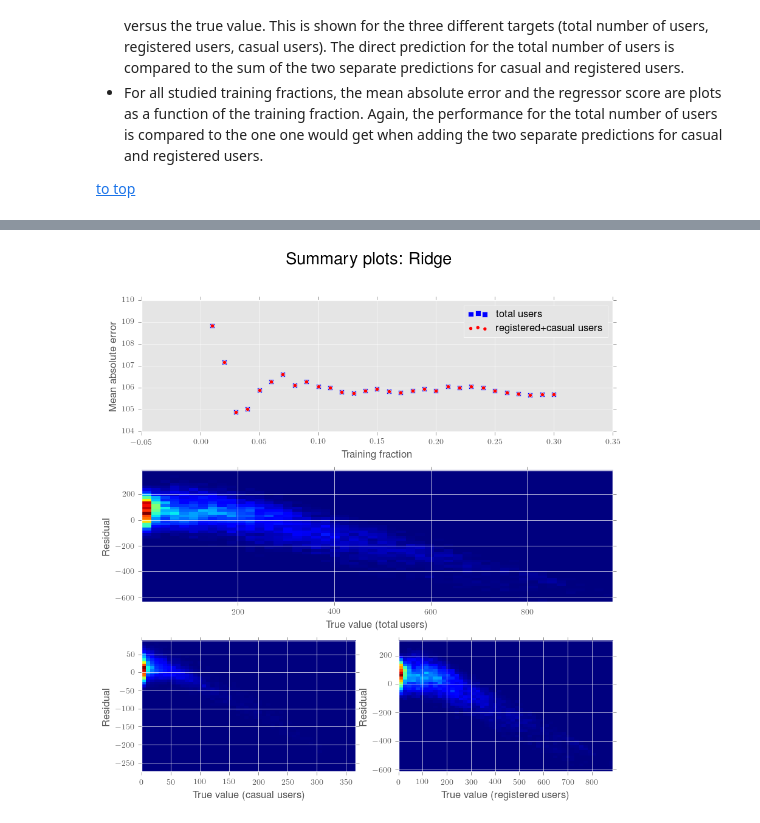
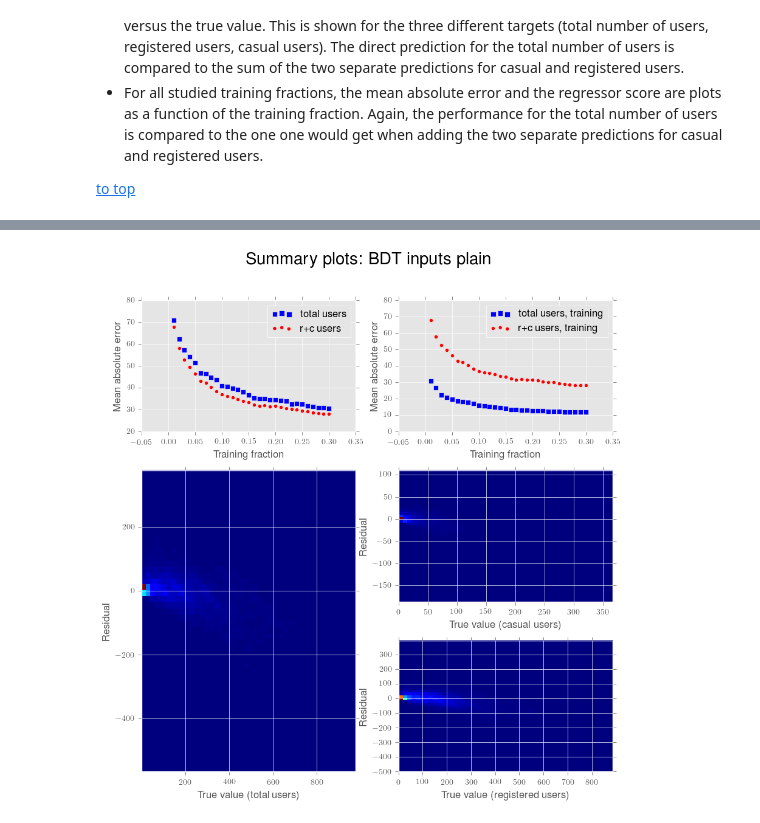
Before and after one commit to disimone/bikesharing, a Jupyter notebook: bikesharingClean.ipynb, the cells around one changed output, grey strips where cells are left out. Cells and saved outputs as stored; diff of their text form; code cells hidden in the pictures.

```diff
--- a/bikesharingClean.ipynb
+++ b/bikesharingClean.ipynb
@@ -169,8 +204,9 @@ At the end of this cell, there will be one train/test pair for each desired trai
 # %%
 fractions_test=[x*0.01 for x in range(1,max_percentage+1)]
 
-myX_train=dict()
-myX_test=dict()
+myX_train=defaultdict(defaultdict)
+myX_test=defaultdict(defaultdict)
+
 myY_train=dict()
 myY_test=dict()
 myYc_train=dict()
@@ -183,12 +219,16 @@ seed=0
 for fraction in fractions_test:
 
     #print "splitting the original dataset in training and test, using training fraction",fraction
-    theX_train, theX_test, theY_train, theY_test, theYc_train, theYc_test, theYr_train, theYr_test = model_selection.train_test_split(myX_scaled, myY, myYc,myYr,test_size=1-fraction, random_state=seed)
+    theX_train, theX_test, theX_plus_train, theX_plus_test, theX_plus_int_train, theX_plus_int_test,theY_train, theY_test, theYc_train, theYc_test, theYr_train, theYr_test = model_selection.train_test_split(myX_scaled, myX_plus_scaled,myX_plus_int_scaled,myY, myYc,myYr,test_size=1-fraction, random_state=seed)
 
 #   seed+=int(fraction*1000)
 
-    myX_train[fraction]=theX_train
-    myX_test[fraction]=theX_test
+    myX_train['plain'][fraction]=theX_train
+    myX_test['plain'][fraction]=theX_test
+    myX_train['cat'][fraction]=theX_plus_train
+    myX_test['cat'][fraction]=theX_plus_test
+    myX_train['int'][fraction]=theX_plus_int_train
+    myX_test['int'][fraction]=theX_plus_int_test
 
     myY_train[fraction]=theY_train
     myY_test[fraction]=theY_test
@@ -306,42 +373,53 @@ The following cell creates some plots and tables to understand the performance o
 [to top](#TOC)
 # %%
 
-for name in models.keys():
+for input in inputs:
 
-    # inspect feature ranking
+    for name in models.keys():
 
-    if name=='Linear Regression' or name=='Ridge':
+        print input,name
+
+        # inspect feature ranking
+
+        if name=='Linear Regression' or name=='Ridge':
 
 
-        lincoeff=pd.DataFrame(zip(myX_test[0.1].columns, target_model[name].coef_,target_modelc[name].coef_,target_modelr[name].coef_),columns=['feature','coefficient (total)',"coefficient (registered)", "coefficient (casual)"])
-        print '\n Coefficients for', name,'\n'
-        display(lincoeff)
+            lincoeff=pd.DataFrame(zip(myX_test[input][0.1].columns, target_model[input][name].coef_,target_modelc[input][name].coef_,target_modelr[input][name].coef_),columns=['feature','coefficient (total)',"coefficient (registered)", "coefficient (casual)"])
+            print '\n Coefficients for', name,'with input',input,'\n'
+            display(lincoeff)
 
-    figres=plt.figure(figsize=(10,10))
-    figres.canvas.set_window_title(name)
-    figres.suptitle("Summary plots: "+name,fontsize=20)
-    plt.subplots_adjust(hspace = .3)
+        figres=plt.figure(figsize=(10,10))
+        figres.canvas.set_window_title(name)
+        figres.suptitle("Summary plots: "+name+" inputs "+input,fontsize=20)
+        plt.subplots_adjust(hspace = .3)
 
-    subres_0=figres.add_subplot(311)
-    subres_0.scatter(fractions_test,error[name],label="total users",marker='s',s=40,c='b')
-    subres_0.scatter(fractions_test,errorsum[name],label="registered+casual users",marker='o',s=20,c='r')
-    subres_0.set_ylabel('Mean absolute error')
-    subres_0.set_xlabel('Training fraction')
-    plt.legend(loc='upper right');
+        subres_0=plt.subplot2grid((3,2),(0,0))
+        subres_0.scatter(fractions_test,error[input][name],label="total users",marker='s',s=40,c='b')
+        subres_0.scatter(fractions_test,errorsum[input][name],label="r+c users",marker='o',s=20,c='r')
+        subres_0.set_ylabel('Mean absolute error')
+        subres_0.set_xlabel('Training fraction')
+        plt.legend(loc='best');
 
-    subres_1=figres.add_subplot(312)
-    subres_1.hist2d(np.ravel(myY_test[0.1]),target_prediction[name]-np.ravel(myY_test[0.1]), (50,50),cmap=plt.cm.jet)
-    #subres_1.hist2d(np.ravel(myY_test[0.1]),target_predictionr[name]+target_predictionc[name]-np.ravel(myY_test[0.1]),(50,50),label="registered+casual users",cmap=plt.cm.jet)
-    subres_1.set_xlabel('True value (total users)')
-    subres_1.set_ylabel('Residual')
+        subres_0_1=plt.subplot2grid((3,2),(0,1))
+        subres_0_1.scatter(fractions_test,train_error[input][name],label="total users, training",marker='s',facecolor='none',s=40,c='b')
+        subres_0_1.scatter(fractions_test,errorsum[input][name],label="r+c users, training",marker='o',facecolor='none',s=20,c='r')
+        subres_0_1.set_ylabel('Mean absolute error')
+        subres_0_1.set_xlabel('Training fraction')
+        plt.legend(loc='best');
 
-    subres_2=figres.add_subplot(325)
-    subres_2.hist2d(np.ravel(myYc_test[0.1]),target_predictionc[name]-np.ravel(myYc_test[0.1]),(50,50),cmap=plt.cm.jet)
-    subres_2.set_xlabel('True value (casual users)')
-    subres_2.set_ylabel('Residual')
+        subres_1=plt.subplot2grid((3,2),(1,0),rowspan=2)
+        subres_1.hist2d(np.exp(np.ravel(myY_test[0.1]))-1,np.exp(target_prediction[input][name])-np.exp(np.ravel(myY_test[0.1])), (50,50),cmap=plt.cm.jet)
+        #subres_1.hist2d(np.ravel(myY_test[0.1]),target_predictionr[name]+target_predictionc[name]-np.ravel(myY_test[0.1]),(50,50),label="registered+casual users",cmap=plt.cm.jet)
+        subres_1.set_xlabel('True value (total users)')
+        subres_1.set_ylabel('Residual')
 
-    subres_3=figres.add_subplot(326)
-    subres_3.hist2d(np.ravel(myYr_test[0.1]),target_predictionr[name]-np.ravel(myYr_test[0.1]),(50,50),cmap=plt.cm.jet)
-    subres_3.set_xlabel('True value (registered users)')
-    subres_3.set_ylabel('Residual')
+        subres_2=plt.subplot2grid((3,2),(1,1))
+        subres_2.hist2d(np.exp(np.ravel(myYc_test[0.1]))-1,np.exp(target_predictionc[input][name])-np.exp(np.ravel(myYc_test[0.1])),(50,50),cmap=plt.cm.jet)
+        subres_2.set_xlabel('True value (casual users)')
+        subres_2.set_ylabel('Residual')
+
+        subres_3=plt.subplot2grid((3,2),(2,1))
+        subres_3.hist2d(np.ravel(np.exp(myYr_test[0.1]))-1,np.exp(target_predictionr[input][name])-np.exp(np.ravel(myYr_test[0.1])),(50,50),cmap=plt.cm.jet)
+        subres_3.set_xlabel('True value (registered users)')
+        subres_3.set_ylabel('Residual')
 # %% [output]
@@ -376 +490 @@ for name in models.keys():
-[figure, old version]
+[figure, new version]
```
Also changed, not shown: parts of 7 cells of this notebook, 1 other file.
